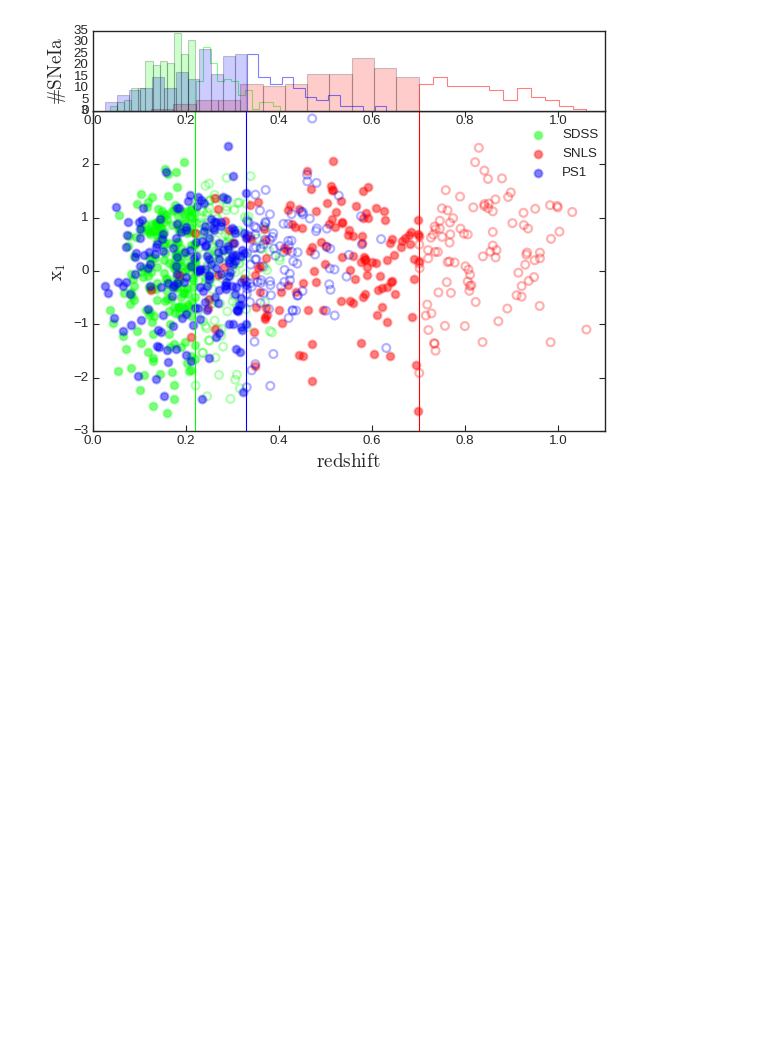
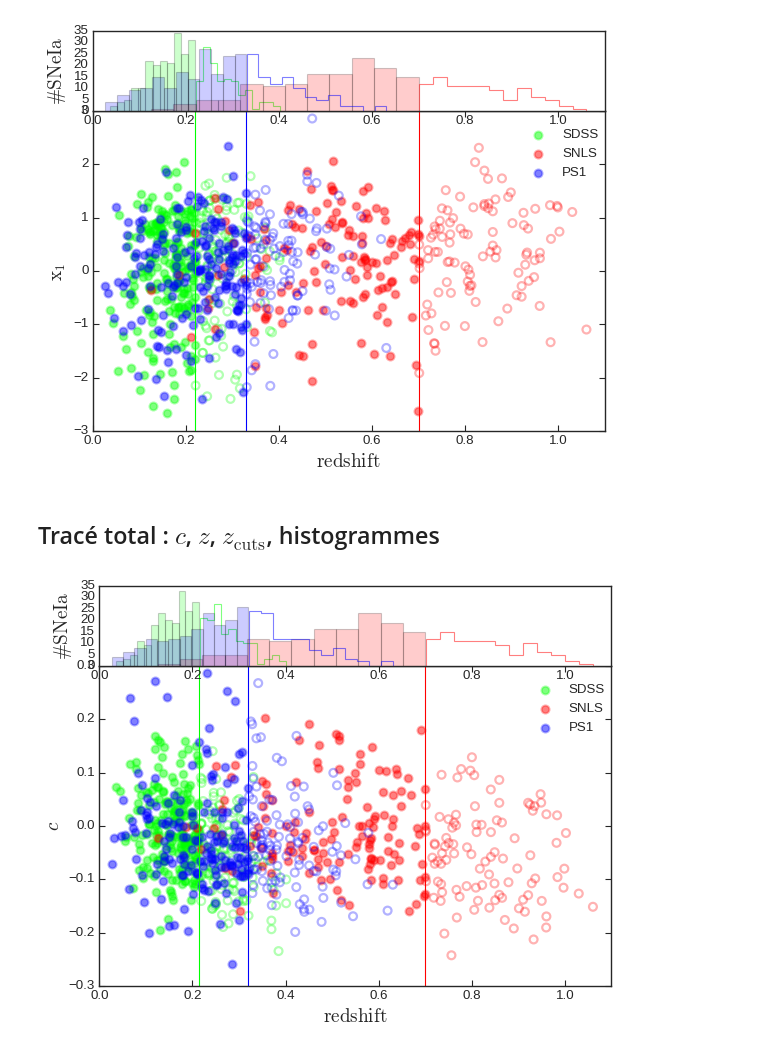
Before and after one commit to Nora-n/variaIa, a Jupyter notebook: notebooks/plots_simple.ipynb, the cells around one changed output. Cells and saved outputs as stored; diff of their text form; code cells hidden in the pictures; blank space fills up the shorter version.

```diff
--- a/notebooks/plots_simple.ipynb
+++ b/notebooks/plots_simple.ipynb
@@ -335,3 +395,74 @@ ax.legend(ncol=1, loc='lower left', fontsize='medium',
 # %% [output]
 <matplotlib.legend.Legend at 0x...>
 [figure]
+# %% [markdown]
+## Tracé total : $c$, $z$, $z_{\mathrm{cuts}}$, histogrammes
+# %%
+plt.style.use(['classic', 'seaborn-white'])
+
+alpha3colors = {'SDSS': (0,1,0,.3),
+                'SNLS': (1,0,0,.3),
+                'PS1': (0,0,1,.3),
+                'HST': (.5,0,.5,.3),
+                'SNF': (1,.647,0,.3)}
+
+alpha5colors = {'SDSS': (0,1,0,.5),
+                'SNLS': (1,0,0,.5),
+                'PS1': (0,0,1,.5),
+                'HST': (.5,0,.5,.5),
+                'SNF': (1,.647,0,.5)}
+
+fig = plt.figure(figsize=[8, 5])
+ax = fig.add_axes([0.1, 0.12, 0.8, 0.8])
+ax2 = fig.add_axes([0.1, 0.92, 0.8, 0.2])
+#ax3 = fig.add_axes([0.9, 0.12, 0.2, 0.8])
+
+prop = dict(marker="o", ms=10, ecolor="0.3", lw=2, mew=1, mec="0.5", zorder=5)
+
+for survey in surveys[:3]:
+    ax.scatter(z_zcuts[survey],
+               c_zcuts[survey],
+               marker="o", s=50, lw=2,
+               edgecolor=alpha3colors[survey],
+               facecolor=alpha5colors[survey],
+               label=survey)
+    ax.scatter(z_zmincuts[survey],
+               c_zmincuts[survey],
+               marker="o", s=50, lw=2,
+               edgecolor=alpha3colors[survey],
+               facecolor="None")
+    ax.vline(zmax[survey],
+             color=colors[survey])
+
+    ax2.hist(z_zcuts[survey], bins = nb_x.value,
+             color = colors[survey], alpha = .2)
+    ax2.hist(z_zmincuts[survey], bins = nb_x.value,
+             color = colors[survey], alpha = .5, histtype='step')
+
+#    ax3.hist(x1_zmincuts[survey], bins = nb_x.value, orientation='horizontal',
+#             color = colors[survey], alpha = .2)
+#    ax3.hist(x1_zcuts[survey], bins = nb_x.value, orientation='horizontal',
+#             color = colors[survey], alpha = .5, histtype='step')
+
+ax.tick_params(direction = 'in',
+               length = 5, width = 1,
+               labelsize = 12,
+               top = True, right = True)
+
+ax.set_xlim(0, 1.1)
+ax.set_ylim(-.3, .3)
+ax.set_xlabel(r"$\mathrm{redshift}$ ", fontsize="x-large")
+ax.set_ylabel(r"$c$ ", fontsize="x-large")
+
+ax2.set_xlim(0, 1.1)
+ax2.set_ylabel(r"$\mathrm{\# SNe Ia}$ ", fontsize="x-large")
+
+#ax3.set_xlabel(r"$\mathrm{\# SNe Ia}$ ", fontsize="x-large")
+
+ax.legend(ncol=1, loc='lower left', fontsize='medium',
+          bbox_to_anchor=(0.82, 0.75))
+
+fig=plt.gcf()
+fig.savefig('/home/nora/Documents/Thèse/Images/surveys_cuts_c.pdf', bbox_inches='tight')
+# %% [output]
+[figure, added]
```
Also changed, not shown: parts of 16 cells of this notebook, 12 other files.
